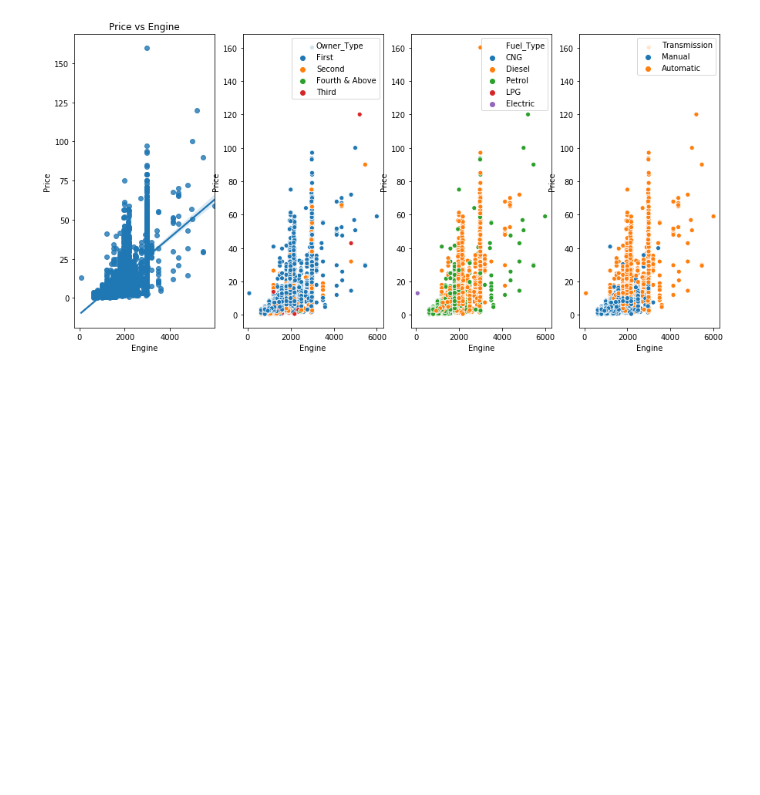
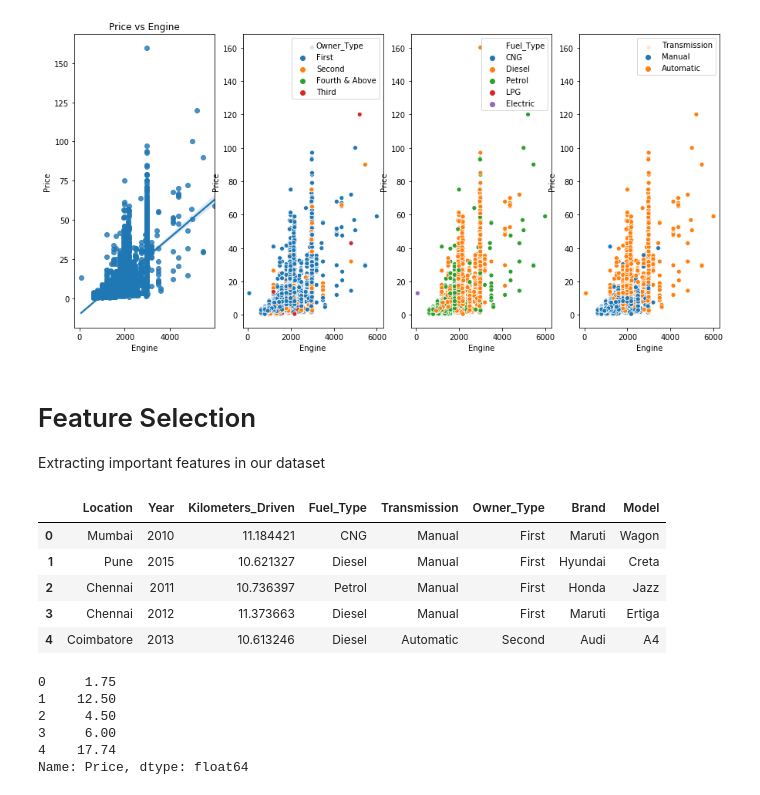
Before and after one commit to Project-Team-0/Car-Price-Prediction, a Jupyter notebook: Car Price Prediction.ipynb, the cells around one changed output. Cells and saved outputs as stored; diff of their text form; code cells hidden in the pictures; blank space fills up the shorter version.

Commit message:
Car Price Prediction

```diff
--- a/Car Price Prediction.ipynb
+++ b/Car Price Prediction.ipynb
@@ -468,3 +468,27 @@ sns.scatterplot(x=train_data['Engine'],y=train_data['Price'],hue=train_data['Tra
 # %% [output]
 <matplotlib.axes._subplots.AxesSubplot at 0x...>
 [figure]
+# %% [markdown]
+# Feature Selection
+
+Extracting important features in our dataset
+# %%
+train_data_X=train_data.loc[:, train_data.columns.isin(['Location', 'Year', 'Kilometers_Driven', 'Fuel_Type','Transmission', 'Owner_Type', 'Brand','Model'])]
+train_data_y=train_data['Price']
+train_data_X.head()
+# %% [output]
+|  | Location | Year | Kilometers_Driven | Fuel_Type | Transmission | Owner_Type | Brand | Model |
+| 0 | Mumbai | 2010 | 11.184421 | CNG | Manual | First | Maruti | Wagon |
+| 1 | Pune | 2015 | 10.621327 | Diesel | Manual | First | Hyundai | Creta |
+| 2 | Chennai | 2011 | 10.736397 | Petrol | Manual | First | Honda | Jazz |
+| 3 | Chennai | 2012 | 11.373663 | Diesel | Manual | First | Maruti | Ertiga |
+| 4 | Coimbatore | 2013 | 10.613246 | Diesel | Automatic | Second | Audi | A4 |
+# %%
+train_data_y.head()
+# %% [output]
+0     1.75
+1    12.50
+2     4.50
+3     6.00
+4    17.74
+Name: Price, dtype: float64
```
Also changed, not shown: parts of 17 cells of this notebook.
